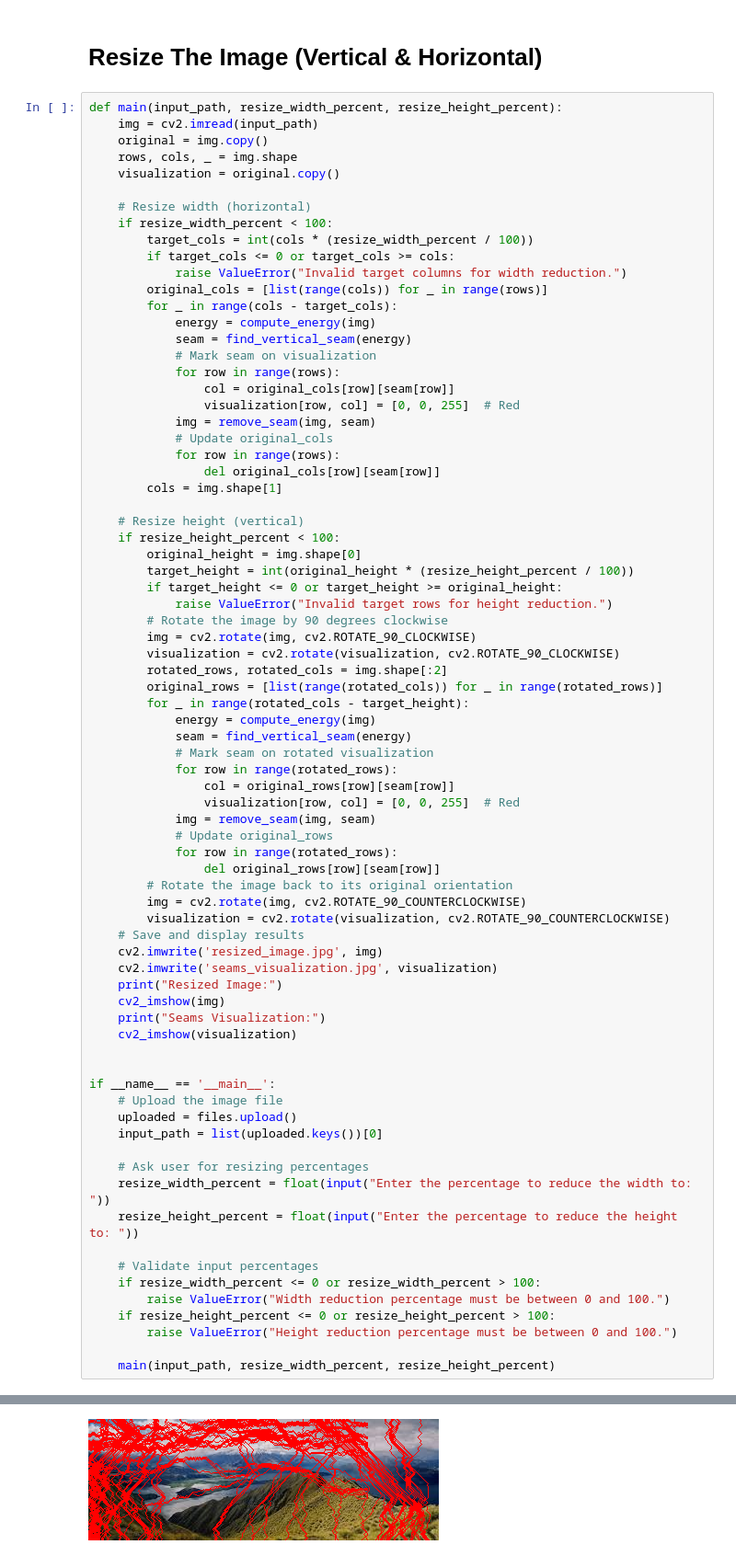
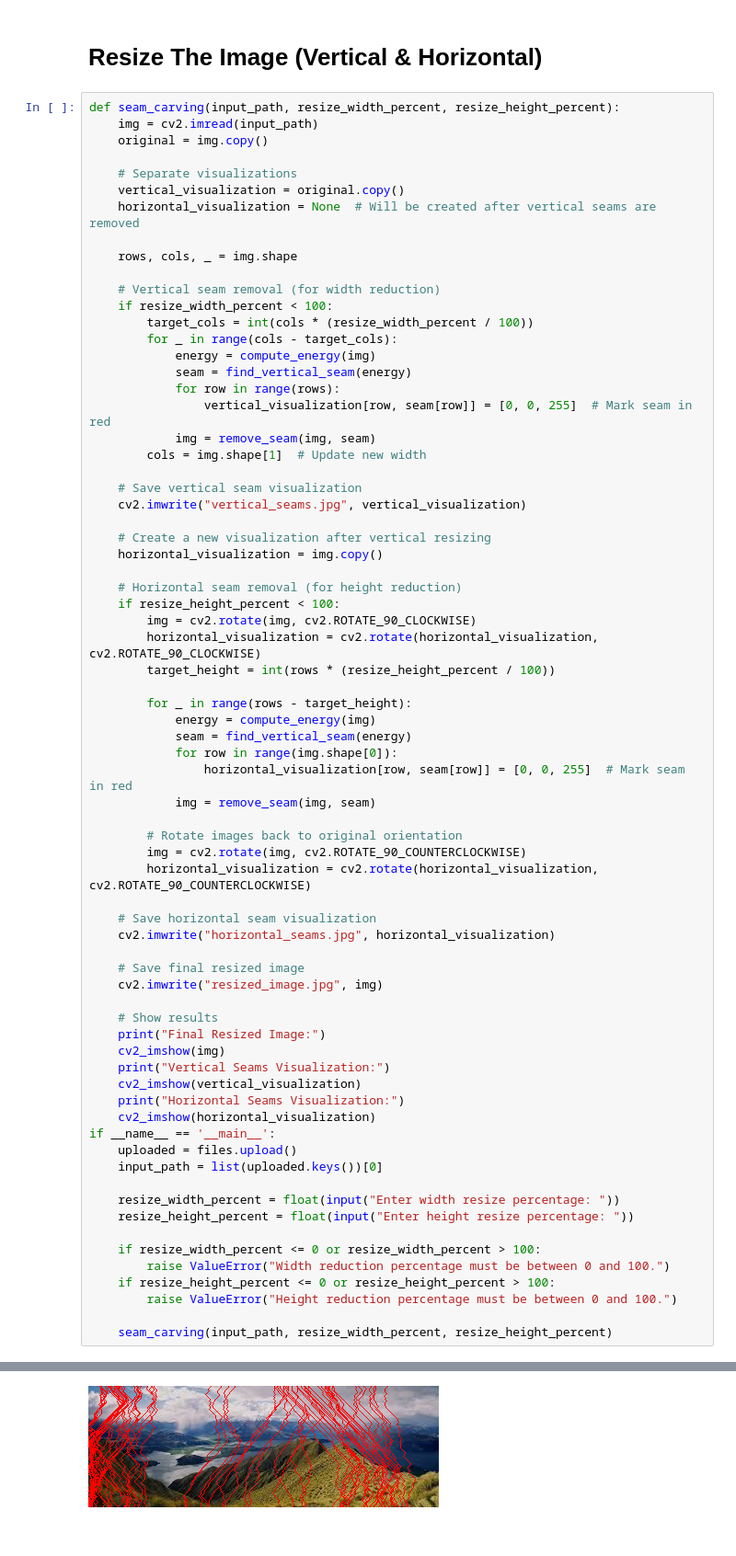
Before and after one commit to YassinAbdelaal/Seam_Carving, a Jupyter notebook: Seam_Carving.ipynb, the cells around one changed output, grey strips where cells are left out. Shown at 92% size. Drawn from its saved outputs; the diff is of its cells as text.

```diff
--- a/Seam_Carving.ipynb
+++ b/Seam_Carving.ipynb
@@ -59,80 +59,75 @@ def remove_seam(img, seam):
 # %% [markdown]
 # Resize The Image (Vertical & Horizontal)
 # %%
-def main(input_path, resize_width_percent, resize_height_percent):
+def seam_carving(input_path, resize_width_percent, resize_height_percent):
     img = cv2.imread(input_path)
     original = img.copy()
+
+    # Separate visualizations
+    vertical_visualization = original.copy()
+    horizontal_visualization = None  # Will be created after vertical seams are removed
+
     rows, cols, _ = img.shape
-    visualization = original.copy()
 
-    # Resize width (horizontal)
+    # Vertical seam removal (for width reduction)
     if resize_width_percent < 100:
         target_cols = int(cols * (resize_width_percent / 100))
-        if target_cols <= 0 or target_cols >= cols:
-            raise ValueError("Invalid target columns for width reduction.")
-        original_cols = [list(range(cols)) for _ in range(rows)]
         for _ in range(cols - target_cols):
             energy = compute_energy(img)
             seam = find_vertical_seam(energy)
-            # Mark seam on visualization
             for row in range(rows):
-                col = original_cols[row][seam[row]]
-                visualization[row, col] = [0, 0, 255]  # Red
+                vertical_visualization[row, seam[row]] = [0, 0, 255]  # Mark seam in red
             img = remove_seam(img, seam)
-            # Update original_cols
-            for row in range(rows):
-                del original_cols[row][seam[row]]
-        cols = img.shape[1]
+        cols = img.shape[1]  # Update new width
 
-    # Resize height (vertical)
+    # Save vertical seam visualization
+    cv2.imwrite("vertical_seams.jpg", vertical_visualization)
+
+    # Create a new visualization after vertical resizing
+    horizontal_visualization = img.copy()
+
+    # Horizontal seam removal (for height reduction)
     if resize_height_percent < 100:
-        original_height = img.shape[0]
-        target_height = int(original_height * (resize_height_percent / 100))
-        if target_height <= 0 or target_height >= original_height:
-            raise ValueError("Invalid target rows for height reduction.")
-        # Rotate the image by 90 degrees clockwise
         img = cv2.rotate(img, cv2.ROTATE_90_CLOCKWISE)
-        visualization = cv2.rotate(visualization, cv2.ROTATE_90_CLOCKWISE)
-        rotated_rows, rotated_cols = img.shape[:2]
-        original_rows = [list(range(rotated_cols)) for _ in range(rotated_rows)]
-        for _ in range(rotated_cols - target_height):
+        horizontal_visualization = cv2.rotate(horizontal_visualization, cv2.ROTATE_90_CLOCKWISE)
+        target_height = int(rows * (resize_height_percent / 100))
+
+        for _ in range(rows - target_height):
             energy = compute_energy(img)
             seam = find_vertical_seam(energy)
-            # Mark seam on rotated visualization
-            for row in range(rotated_rows):
-                col = original_rows[row][seam[row]]
-                visualization[row, col] = [0, 0, 255]  # Red
+            for row in range(img.shape[0]):
+                horizontal_visualization[row, seam[row]] = [0, 0, 255]  # Mark seam in red
             img = remove_seam(img, seam)
-            # Update original_rows
-            for row in range(rotated_rows):
-                del original_rows[row][seam[row]]
-        # Rotate the image back to its original orientation
+
+        # Rotate images back to original orientation
         img = cv2.rotate(img, cv2.ROTATE_90_COUNTERCLOCKWISE)
-        visualization = cv2.rotate(visualization, cv2.ROTATE_90_COUNTERCLOCKWISE)
-    # Save and display results
-    cv2.imwrite('resized_image.jpg', img)
-    cv2.imwrite('seams_visualization.jpg', visualization)
-    print("Resized Image:")
+        horizontal_visualization = cv2.rotate(horizontal_visualization, cv2.ROTATE_90_COUNTERCLOCKWISE)
+
+    # Save horizontal seam visualization
+    cv2.imwrite("horizontal_seams.jpg", horizontal_visualization)
+
+    # Save final resized image
+    cv2.imwrite("resized_image.jpg", img)
+
+    # Show results
+    print("Final Resized Image:")
     cv2_imshow(img)
-    print("Seams Visualization:")
-    cv2_imshow(visualization)
-
-
+    print("Vertical Seams Visualization:")
+    cv2_imshow(vertical_visualization)
+    print("Horizontal Seams Visualization:")
+    cv2_imshow(horizontal_visualization)
 if __name__ == '__main__':
-    # Upload the image file
     uploaded = files.upload()
     input_path = list(uploaded.keys())[0]
 
-    # Ask user for resizing percentages
-    resize_width_percent = float(input("Enter the percentage to reduce the width to: "))
-    resize_height_percent = float(input("Enter the percentage to reduce the height to: "))
+    resize_width_percent = float(input("Enter width resize percentage: "))
+    resize_height_percent = float(input("Enter height resize percentage: "))
 
-    # Validate input percentages
     if resize_width_percent <= 0 or resize_width_percent > 100:
         raise ValueError("Width reduction percentage must be between 0 and 100.")
     if resize_height_percent <= 0 or resize_height_percent > 100:
         raise ValueError("Height reduction percentage must be between 0 and 100.")
 
-    main(input_path, resize_width_percent, resize_height_percent)
+    seam_carving(input_path, resize_width_percent, resize_height_percent)
 # %% [output]
 [interactive output not drawn]
@@ -145 +140 @@ Seams Visualization:
-[figure, old version]
+[figure, new version]
```
Also changed, not shown: parts of 1 cell of this notebook.
